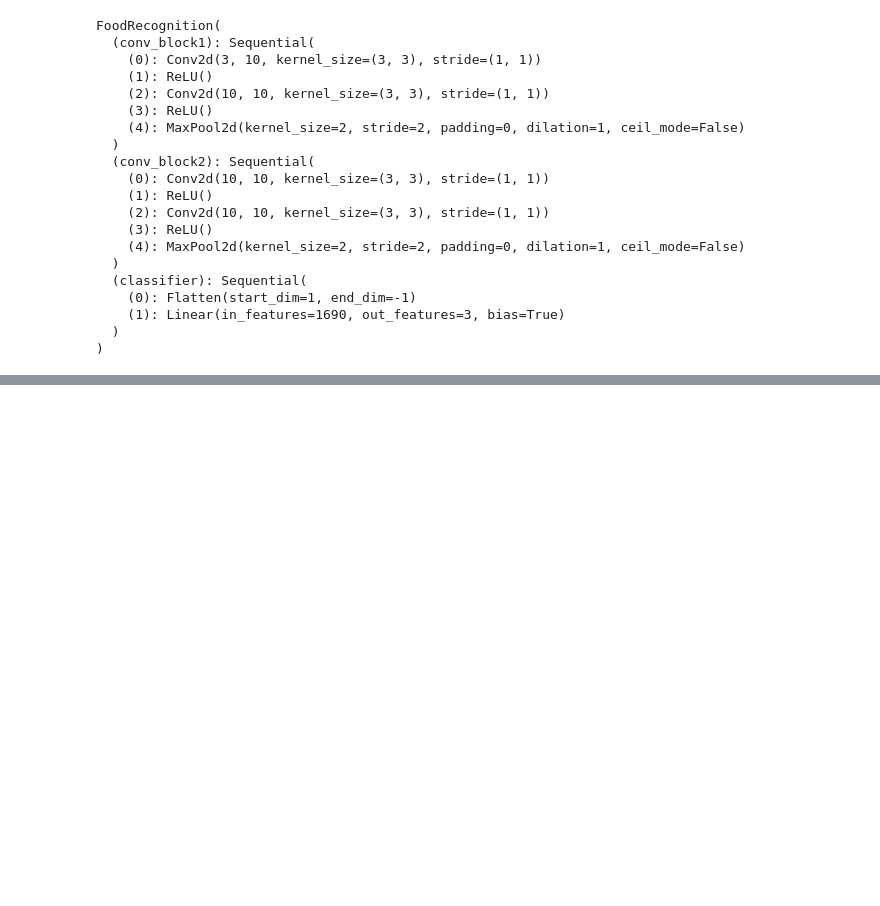
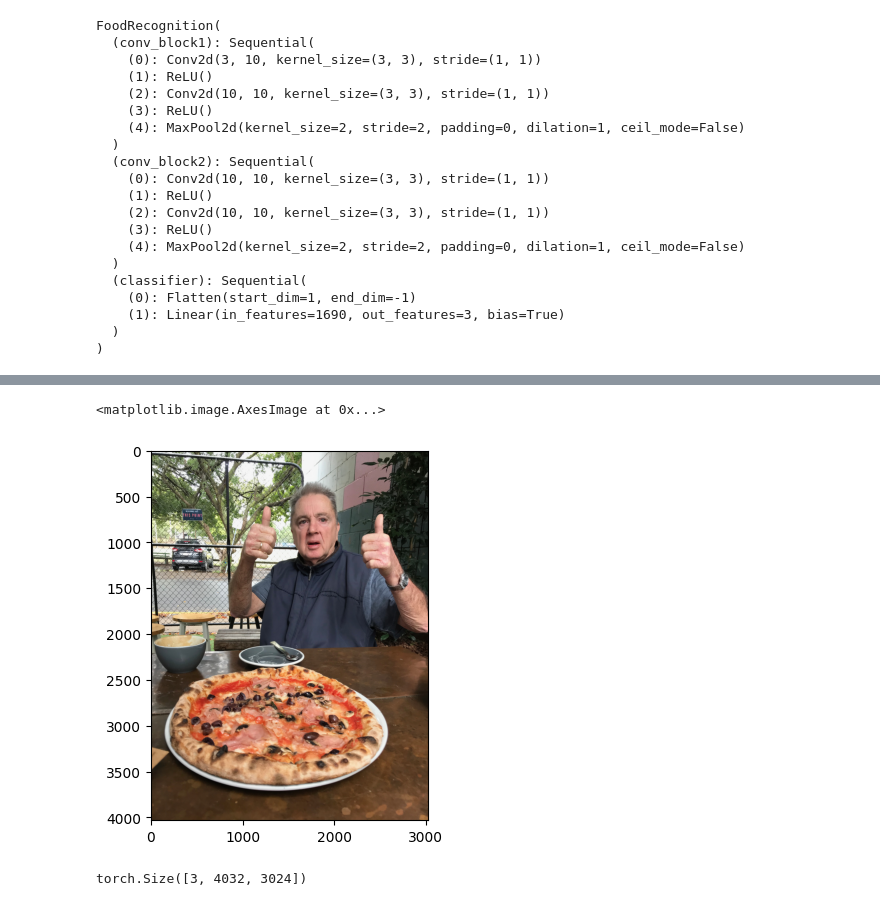
Before and after one commit to ayda76/DeepLearningPytorch, a Jupyter notebook: Food Recognition/FoodRecognition.ipynb, the cells around one changed output, grey strips where cells are left out. Drawn from its saved outputs; the diff is of its cells as text; code cells hidden in the pictures; blank space fills up the shorter version.

```diff
--- a/Food Recognition/FoodRecognition.ipynb
+++ b/Food Recognition/FoodRecognition.ipynb
@@ -709,0 +1126,13 @@ Estimated Total Size (MB): 24.40
+# %%
+import requests
+
+custom_image_path=data_path/ "04-pizza-dad.jpeg"
+
+if not custom_image_path.is_file():
+  with open(custom_image_path, "wb") as f:
+    request=requests.get("https://raw.githubusercontent.com/mrdbourke/pytorch-deep-learning/main/images/04-pizza-dad.jpeg")
+    print(f"Downloading {custom_image_path} ...")
+    f.write(request.content)
+
+else:
+  print("it already exists")
@@ -709,0 +1141,5 @@ Estimated Total Size (MB): 24.40
+# %%
+import torchvision
+
+custom_image_uint8=torchvision.io.read_image(str(custom_image_path)) # io stands for input and output
+custom_image_uint8
@@ -709,0 +1164,9 @@ Estimated Total Size (MB): 24.40
+# %%
+plt.imshow(custom_image_uint8.permute(1,2,0))
+# %% [output]
+<matplotlib.image.AxesImage at 0x...>
+[figure, added]
+# %%
+custom_image_uint8.shape
+# %% [output]
+torch.Size([3, 4032, 3024])
```
Also changed, not shown: parts of 40 cells of this notebook.
